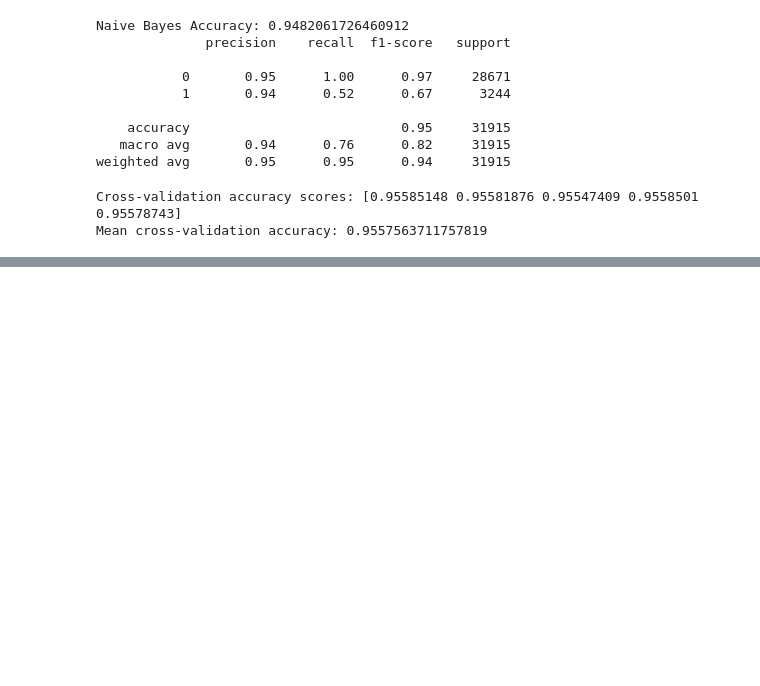
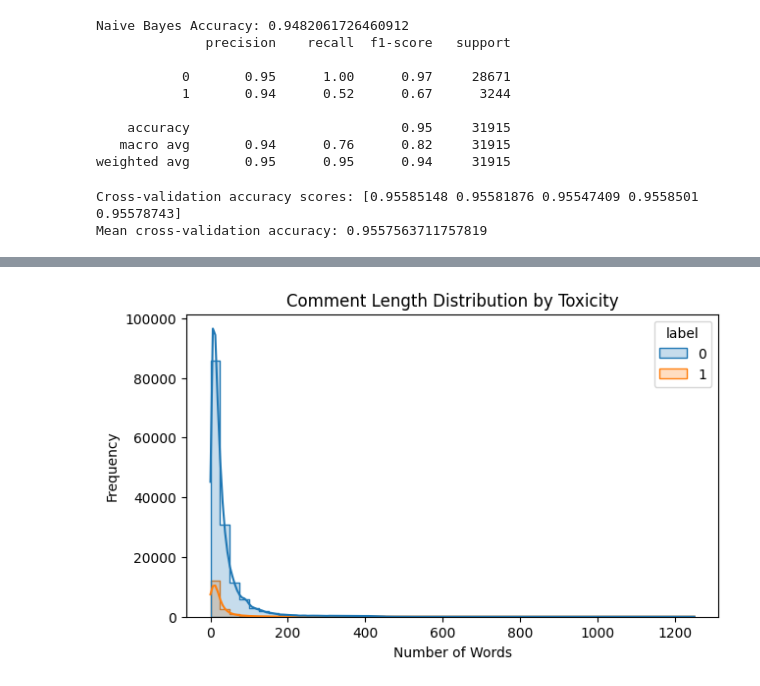
Before and after one commit to jasrulete/toxic-comment-detector, a Jupyter notebook: notebooks/toxic_comment_training.ipynb, the cells around one changed output, grey strips where cells are left out. Saved outputs shown, nothing was run; the diff lists cells and outputs as text; code cells hidden in the pictures; blank space fills up the shorter version.

```diff
--- a/notebooks/toxic_comment_training.ipynb
+++ b/notebooks/toxic_comment_training.ipynb
@@ -200,0 +214,19 @@ Mean cross-validation accuracy: 0.9557563711757819
+# %%
+# Calculate comment lengths
+df["comment_length"] = df["clean_text"].apply(lambda x: len(x.split()))
+
+plt.figure(figsize=(7,4))
+sns.histplot(
+    data=df,
+    x="comment_length",
+    hue="label",
+    bins=50,
+    kde=True,
+    element="step"
+)
+plt.title("Comment Length Distribution by Toxicity")
+plt.xlabel("Number of Words")
+plt.ylabel("Frequency")
+plt.show()
+# %% [output]
+[figure, added]
```
Also changed, not shown: parts of 3 cells of this notebook.
